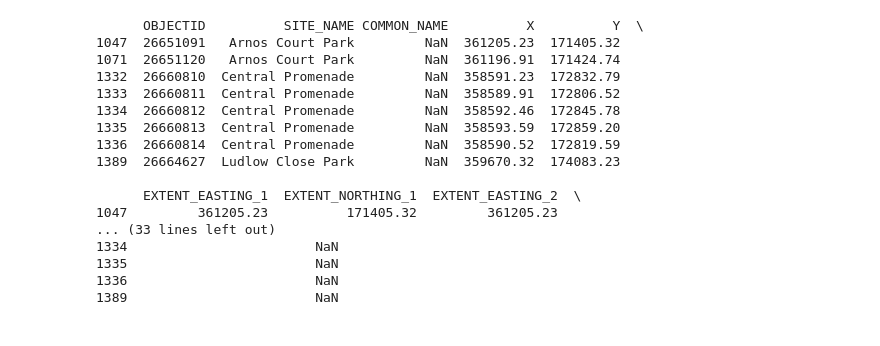
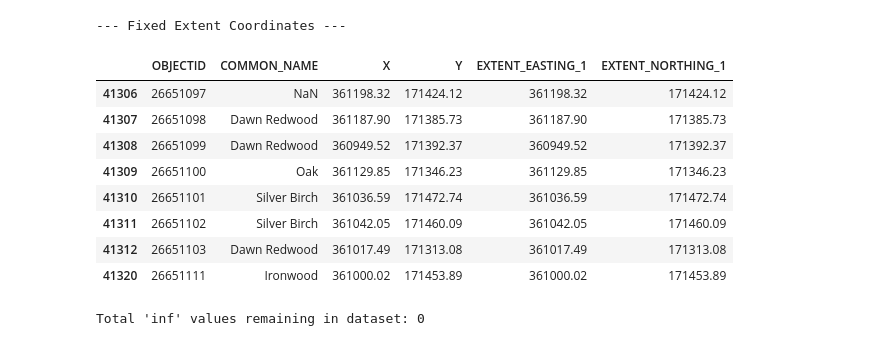
Before and after one commit to livbrannan/Quantify-Bristol-Trees-on-Traffic-NOx, a Jupyter notebook: Tree_data_processing/AREA_HEIGHT_MERGE.ipynb, the cells around one changed output. Saved outputs shown, nothing was run; the diff lists cells and outputs as text; code cells hidden in the pictures.

```diff
--- a/Tree_data_processing/AREA_HEIGHT_MERGE.ipynb
+++ b/Tree_data_processing/AREA_HEIGHT_MERGE.ipynb
@@ -156,23 +247,53 @@ Final check of the patched rows:
-# %%
-# Creates a temporary dataframe of just the rows missing their height
-nan_rows = df_cleaned[df_cleaned['CROWN_HEIGHT_interpolated'].isna()]
-
-print(nan_rows)
-# %% [output]
-      OBJECTID          SITE_NAME COMMON_NAME          X          Y  \
-1047  26651091   Arnos Court Park         NaN  361205.23  171405.32
-1071  26651120   Arnos Court Park         NaN  361196.91  171424.74
-1332  26660810  Central Promenade         NaN  358591.23  172832.79
-1333  26660811  Central Promenade         NaN  358589.91  172806.52
-1334  26660812  Central Promenade         NaN  358592.46  172845.78
-1335  26660813  Central Promenade         NaN  358593.59  172859.20
-1336  26660814  Central Promenade         NaN  358590.52  172819.59
-1389  26664627  Ludlow Close Park         NaN  359670.32  174083.23
-
-      EXTENT_EASTING_1  EXTENT_NORTHING_1  EXTENT_EASTING_2  \
-1047         361205.23          171405.32         361205.23
-... (33 lines left out)
-1334                        NaN
-1335                        NaN
-1336                        NaN
-1389                        NaN
+# %%
+import pandas as pd
+import numpy as np
+
+# 1. Make a safe copy of the dataframe
+df_cleaned = df_cleaned.copy()
+
+# 2. Fix Eastings: Find where they are 'inf' and replace with X
+# np.isinf() safely finds both positive and negative infinity
+mask_easting_1 = np.isinf(df_cleaned['EXTENT_EASTING_1'])
+df_cleaned.loc[mask_easting_1, 'EXTENT_EASTING_1'] = df_cleaned.loc[mask_easting_1, 'X']
+
+# Assuming you also have an EXTENT_EASTING_2 column with the same issue
+if 'EXTENT_EASTING_2' in df_cleaned.columns:
+    mask_easting_2 = np.isinf(df_cleaned['EXTENT_EASTING_2'])
+    df_cleaned.loc[mask_easting_2, 'EXTENT_EASTING_2'] = df_cleaned.loc[mask_easting_2, 'X']
+
+# 3. Fix Northings: Find where they are 'inf' and replace with Y
+mask_northing_1 = np.isinf(df_cleaned['EXTENT_NORTHING_1'])
+df_cleaned.loc[mask_northing_1, 'EXTENT_NORTHING_1'] = df_cleaned.loc[mask_northing_1, 'Y']
+
+if 'EXTENT_NORTHING_2' in df_cleaned.columns:
+    mask_northing_2 = np.isinf(df_cleaned['EXTENT_NORTHING_2'])
+    df_cleaned.loc[mask_northing_2, 'EXTENT_NORTHING_2'] = df_cleaned.loc[mask_northing_2, 'Y']
+
+# 4. Verification Check
+cols_to_view = [
+    'OBJECTID', 'COMMON_NAME', 'X', 'Y',
+    'EXTENT_EASTING_1', 'EXTENT_NORTHING_1'
+]
+
+# Let's look at those specific IDs you shared to confirm the fix
+target_ids = [26651097, 26651098, 26651099, 26651100, 26651101, 26651102, 26651103, 26651111]
+fixed_rows = df_cleaned[df_cleaned['OBJECTID'].isin(target_ids)]
+
+print("--- Fixed Extent Coordinates ---")
+display(fixed_rows[cols_to_view])
+
+# Count how many 'inf' values are left overall
+remaining_infs = np.isinf(df_cleaned[['EXTENT_EASTING_1', 'EXTENT_NORTHING_1']]).sum().sum()
+print(f"\nTotal 'inf' values remaining in dataset: {remaining_infs}")
+# %% [output]
+--- Fixed Extent Coordinates ---
+|  | OBJECTID | COMMON_NAME | X | Y | EXTENT_EASTING_1 | EXTENT_NORTHING_1 |
+| 41306 | 26651097 | NaN | 361198.32 | 171424.12 | 361198.32 | 171424.12 |
+| 41307 | 26651098 | Dawn Redwood | 361187.90 | 171385.73 | 361187.90 | 171385.73 |
+| 41308 | 26651099 | Dawn Redwood | 360949.52 | 171392.37 | 360949.52 | 171392.37 |
+| 41309 | 26651100 | Oak | 361129.85 | 171346.23 | 361129.85 | 171346.23 |
+| 41310 | 26651101 | Silver Birch | 361036.59 | 171472.74 | 361036.59 | 171472.74 |
+| 41311 | 26651102 | Silver Birch | 361042.05 | 171460.09 | 361042.05 | 171460.09 |
+| 41312 | 26651103 | Dawn Redwood | 361017.49 | 171313.08 | 361017.49 | 171313.08 |
+| 41320 | 26651111 | Ironwood | 361000.02 | 171453.89 | 361000.02 | 171453.89 |
+Total 'inf' values remaining in dataset: 0
```
Also changed, not shown: parts of 12 cells of this notebook, 2 other files.
